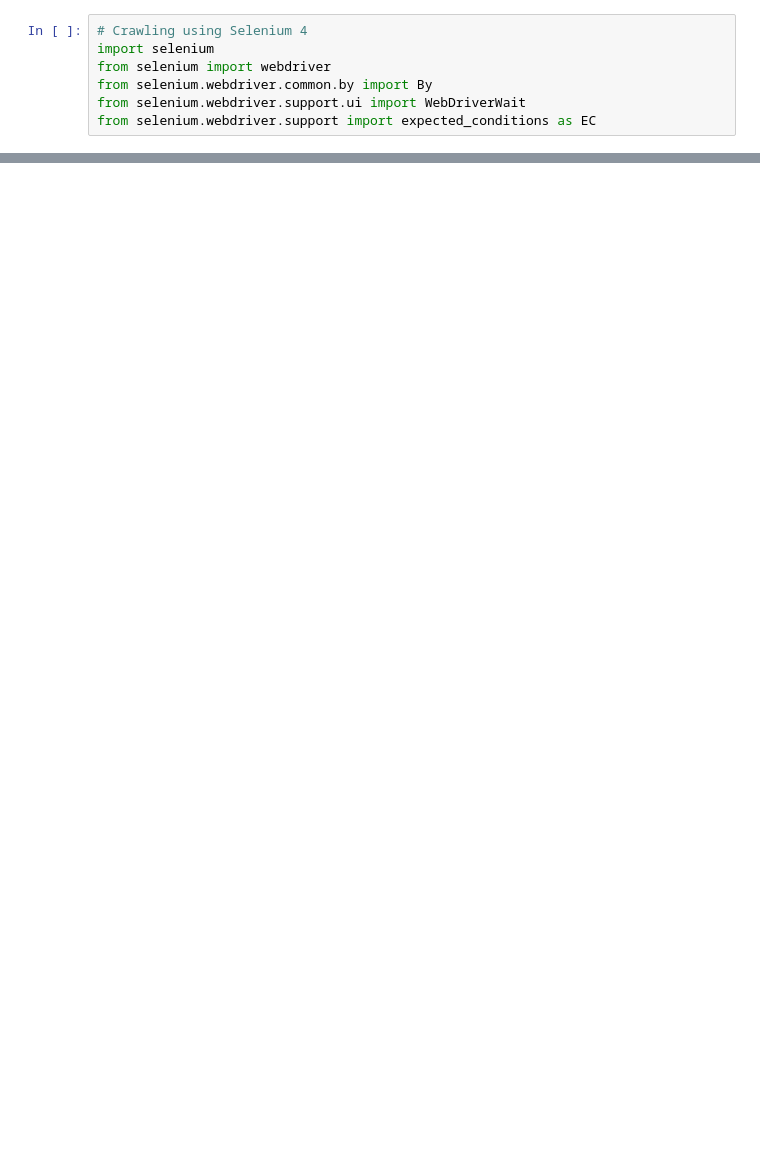
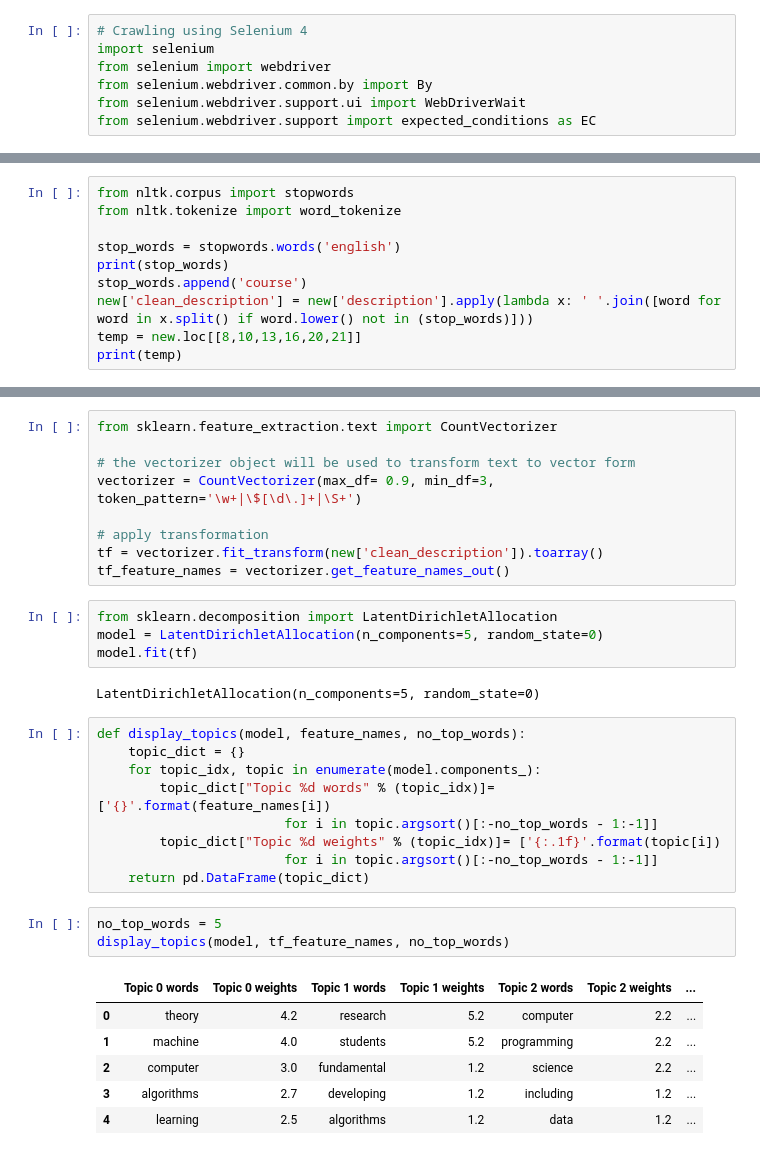
Before and after one commit to jeongrok/CS480, a Jupyter notebook: Project1.ipynb, the cells around one changed output, grey strips where cells are left out. Cells and saved outputs as stored; diff of their text form; blank space fills up the shorter version.

Commit message:
Topic Modelling added

```diff
--- a/Project1.ipynb
+++ b/Project1.ipynb
@@ -195,0 +266,10 @@ Courses offered in Fall 2023
+# %%
+from nltk.corpus import stopwords
+from nltk.tokenize import word_tokenize
+
+stop_words = stopwords.words('english')
+print(stop_words)
+stop_words.append('course')
+new['clean_description'] = new['description'].apply(lambda x: ' '.join([word for word in x.split() if word.lower() not in (stop_words)]))
+temp = new.loc[[8,10,13,16,20,21]]
+print(temp)
@@ -195,0 +293,34 @@ Courses offered in Fall 2023
+# %%
+from sklearn.feature_extraction.text import CountVectorizer
+
+# the vectorizer object will be used to transform text to vector form
+vectorizer = CountVectorizer(max_df= 0.9, min_df=3, token_pattern='\w+|\$[\d\.]+|\S+')
+
+# apply transformation
+tf = vectorizer.fit_transform(new['clean_description']).toarray()
+tf_feature_names = vectorizer.get_feature_names_out()
+# %%
+from sklearn.decomposition import LatentDirichletAllocation
+model = LatentDirichletAllocation(n_components=5, random_state=0)
+model.fit(tf)
+# %% [output]
+LatentDirichletAllocation(n_components=5, random_state=0)
+# %%
+def display_topics(model, feature_names, no_top_words):
+    topic_dict = {}
+    for topic_idx, topic in enumerate(model.components_):
+        topic_dict["Topic %d words" % (topic_idx)]= ['{}'.format(feature_names[i])
+                        for i in topic.argsort()[:-no_top_words - 1:-1]]
+        topic_dict["Topic %d weights" % (topic_idx)]= ['{:.1f}'.format(topic[i])
+                        for i in topic.argsort()[:-no_top_words - 1:-1]]
+    return pd.DataFrame(topic_dict)
+# %%
+no_top_words = 5
+display_topics(model, tf_feature_names, no_top_words)
+# %% [output]
+|  | Topic 0 words | Topic 0 weights | Topic 1 words | Topic 1 weights | Topic 2 words | Topic 2 weights | ... |
+| 0 | theory | 4.2 | research | 5.2 | computer | 2.2 | ... |
+| 1 | machine | 4.0 | students | 5.2 | programming | 2.2 | ... |
+| 2 | computer | 3.0 | fundamental | 1.2 | science | 2.2 | ... |
+| 3 | algorithms | 2.7 | developing | 1.2 | including | 1.2 | ... |
+| 4 | learning | 2.5 | algorithms | 1.2 | data | 1.2 | ... |
```
Also changed, not shown: parts of 13 cells of this notebook, 1 other file.
